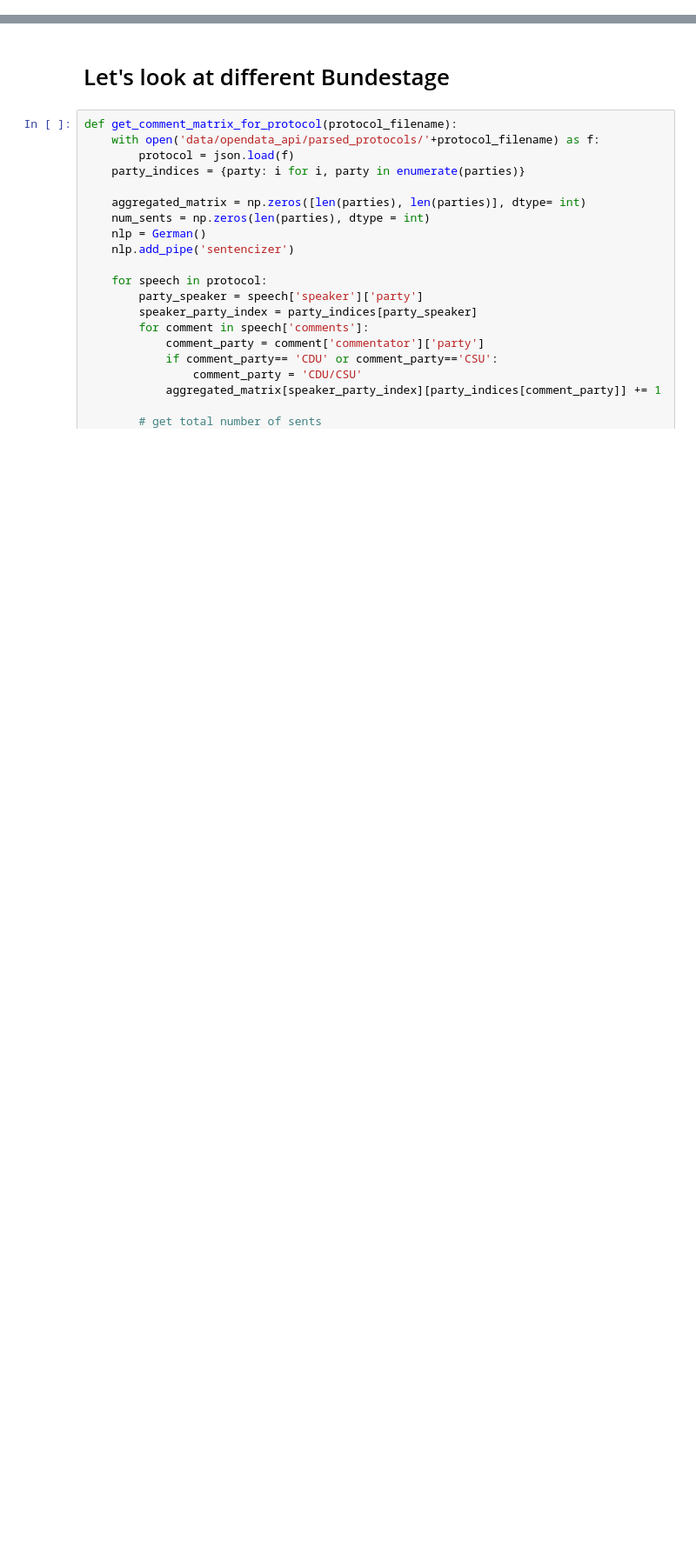
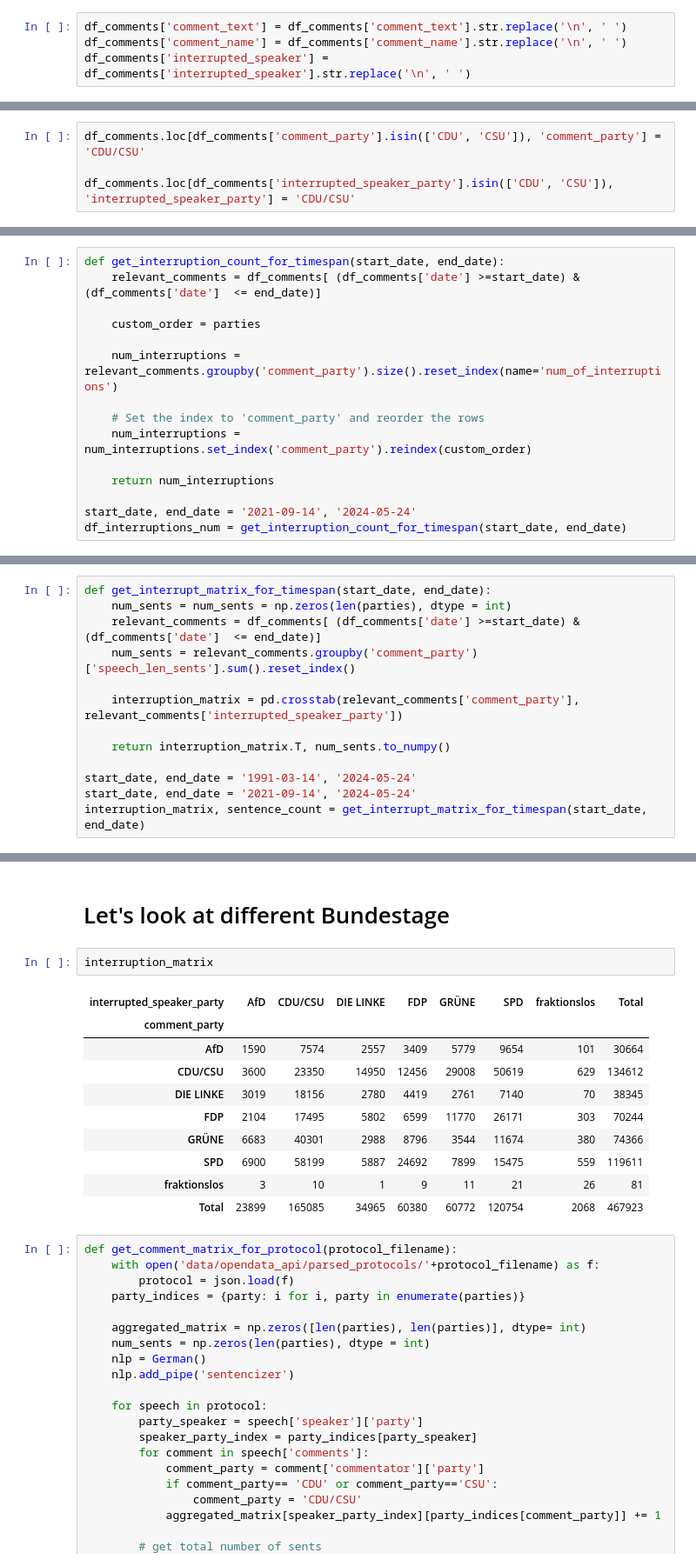
Before and after one commit to stellamoR/bundestag_zwischenrufe, a Jupyter notebook: 04_statistical_analysis.ipynb, the cells around one changed output, grey strips where cells are left out. Shown at 87% size. Drawn from its saved outputs; the diff is of its cells as text; blank space fills up the shorter version.

```diff
--- a/04_statistical_analysis.ipynb
+++ b/04_statistical_analysis.ipynb
@@ -82,0 +64,4 @@ plt.show()
+# %%
+df_comments['comment_text'] = df_comments['comment_text'].str.replace('\n', ' ')
+df_comments['comment_name'] = df_comments['comment_name'].str.replace('\n', ' ')
+df_comments['interrupted_speaker'] = df_comments['interrupted_speaker'].str.replace('\n', ' ')
@@ -82,0 +70,4 @@ plt.show()
+# %%
+df_comments.loc[df_comments['comment_party'].isin(['CDU', 'CSU']), 'comment_party'] = 'CDU/CSU'
+
+df_comments.loc[df_comments['interrupted_speaker_party'].isin(['CDU', 'CSU']), 'interrupted_speaker_party'] = 'CDU/CSU'
@@ -82,0 +78,15 @@ plt.show()
+# %%
+def get_interruption_count_for_timespan(start_date, end_date):
+    relevant_comments = df_comments[ (df_comments['date'] >=start_date) & (df_comments['date']  <= end_date)]
+
+    custom_order = parties
+
+    num_interruptions = relevant_comments.groupby('comment_party').size().reset_index(name='num_of_interruptions')
+
+    # Set the index to 'comment_party' and reorder the rows
+    num_interruptions = num_interruptions.set_index('comment_party').reindex(custom_order)
+
+    return num_interruptions
+
+start_date, end_date = '2021-09-14', '2024-05-24'
+df_interruptions_num = get_interruption_count_for_timespan(start_date, end_date)
@@ -82,0 +145,13 @@ plt.show()
+# %%
+def get_interrupt_matrix_for_timespan(start_date, end_date):
+    num_sents = num_sents = np.zeros(len(parties), dtype = int)
+    relevant_comments = df_comments[ (df_comments['date'] >=start_date) & (df_comments['date']  <= end_date)]
+    num_sents = relevant_comments.groupby('comment_party')['speech_len_sents'].sum().reset_index()
+
+    interruption_matrix = pd.crosstab(relevant_comments['comment_party'], relevant_comments['interrupted_speaker_party'])
+
+    return interruption_matrix.T, num_sents.to_numpy()
+
+start_date, end_date = '1991-03-14', '2024-05-24'
+start_date, end_date = '2021-09-14', '2024-05-24'
+interruption_matrix, sentence_count = get_interrupt_matrix_for_timespan(start_date, end_date)
@@ -107,6 +211,19 @@ plt.show()
 [figure]
 # %% [markdown]
 # Let's look at different Bundestage
+# %%
+interruption_matrix
+# %% [output]
+| interrupted_speaker_party | AfD | CDU/CSU | DIE LINKE | FDP | GRÜNE | SPD | fraktionslos | Total |
+| comment_party |  |  |  |  |  |  |  |  |
+| AfD | 1590 | 7574 | 2557 | 3409 | 5779 | 9654 | 101 | 30664 |
+| CDU/CSU | 3600 | 23350 | 14950 | 12456 | 29008 | 50619 | 629 | 134612 |
+| DIE LINKE | 3019 | 18156 | 2780 | 4419 | 2761 | 7140 | 70 | 38345 |
+| FDP | 2104 | 17495 | 5802 | 6599 | 11770 | 26171 | 303 | 70244 |
+| GRÜNE | 6683 | 40301 | 2988 | 8796 | 3544 | 11674 | 380 | 74366 |
+| SPD | 6900 | 58199 | 5887 | 24692 | 7899 | 15475 | 559 | 119611 |
+| fraktionslos | 3 | 10 | 1 | 9 | 11 | 21 | 26 | 81 |
+| Total | 23899 | 165085 | 34965 | 60380 | 60772 | 120754 | 2068 | 467923 |
 # %%
 def get_comment_matrix_for_protocol(protocol_filename):
     with open('data/opendata_api/parsed_protocols/'+protocol_filename) as f:
```
Also changed, not shown: parts of 25 cells of this notebook, 1 other file.
